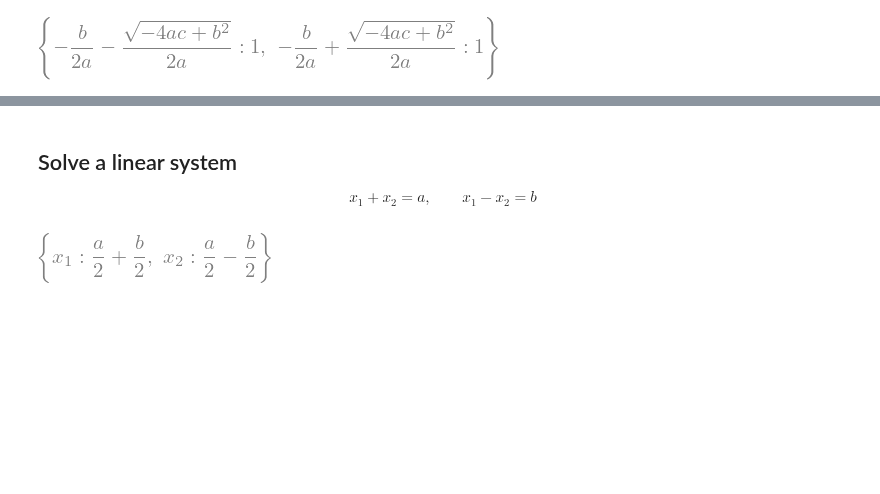
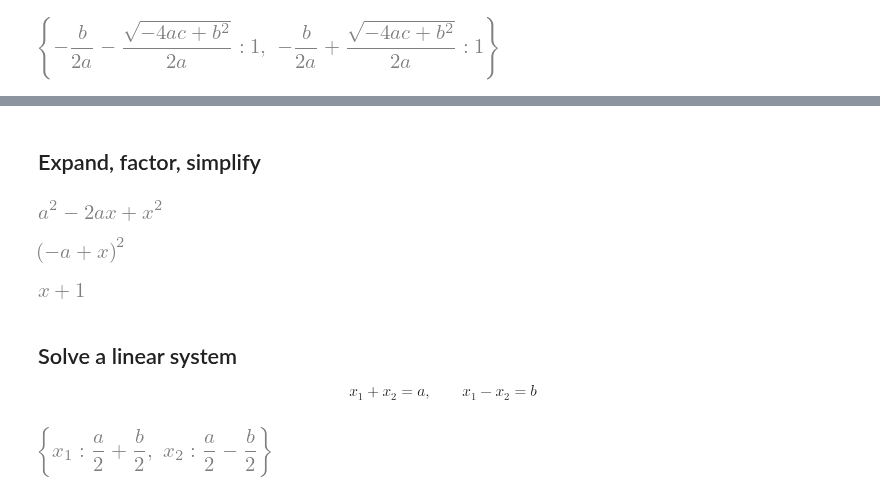
Before and after one commit to cpraveen/python, a Jupyter notebook: 05_sympy.ipynb, the cells around one changed output, grey strips where cells are left out. Drawn from its saved outputs; the diff is of its cells as text; code cells hidden in the pictures; blank space fills up the shorter version.

```diff
--- a/05_sympy.ipynb
+++ b/05_sympy.ipynb
@@ -86,3 +98,18 @@ roots(eq,x)
+# %% [markdown]
+## Expand, factor, simplify
+# %%
+expand((x-a)**2)
+# %% [output]
+[figure, added]
+# %%
+factor(x**2 - 2*a*x + a**2)
+# %% [output]
+[figure, added]
+# %%
+f = (x + x**2)/(x*sin(x)**2 + x*cos(x)**2)
+simplify(f)
+# %% [output]
+[figure, added]
 # %% [markdown]
 ## Solve a linear system
 $$
```
Also changed, not shown: parts of 10 cells of this notebook, 2 other files.
